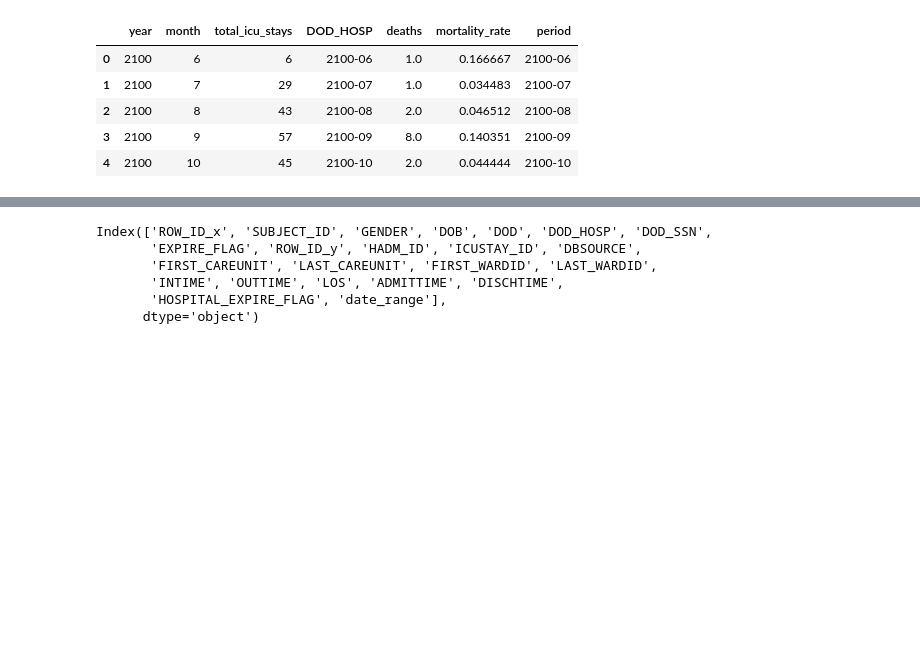
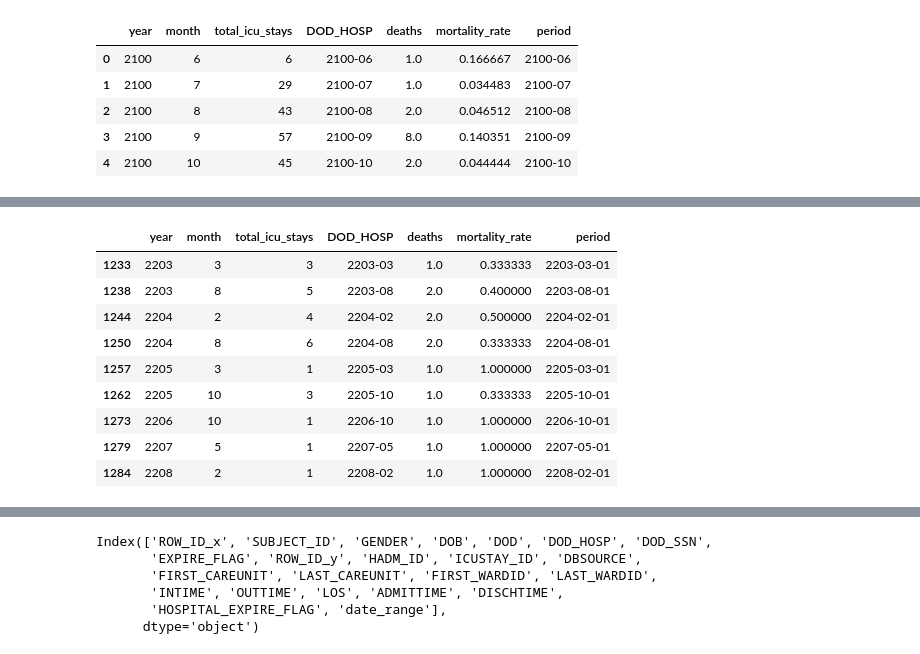
Before and after one commit to Math2130/MIMIC-III-Mortality-Analysis, a Jupyter notebook: VisualizationTime.ipynb, the cells around one changed output, grey strips where cells are left out. Saved outputs shown, nothing was run; the diff lists cells and outputs as text; code cells hidden in the pictures; blank space fills up the shorter version.

```diff
--- a/VisualizationTime.ipynb
+++ b/VisualizationTime.ipynb
@@ -116,0 +164,13 @@ plt.show()
+# %%
+monthly_mortality[monthly_mortality["mortality_rate"]>=0.3]
+# %% [output]
+|  | year | month | total_icu_stays | DOD_HOSP | deaths | mortality_rate | period |
+| 1233 | 2203 | 3 | 3 | 2203-03 | 1.0 | 0.333333 | 2203-03-01 |
+| 1238 | 2203 | 8 | 5 | 2203-08 | 2.0 | 0.400000 | 2203-08-01 |
+| 1244 | 2204 | 2 | 4 | 2204-02 | 2.0 | 0.500000 | 2204-02-01 |
+| 1250 | 2204 | 8 | 6 | 2204-08 | 2.0 | 0.333333 | 2204-08-01 |
+| 1257 | 2205 | 3 | 1 | 2205-03 | 1.0 | 1.000000 | 2205-03-01 |
+| 1262 | 2205 | 10 | 3 | 2205-10 | 1.0 | 0.333333 | 2205-10-01 |
+| 1273 | 2206 | 10 | 1 | 2206-10 | 1.0 | 1.000000 | 2206-10-01 |
+| 1279 | 2207 | 5 | 1 | 2207-05 | 1.0 | 1.000000 | 2207-05-01 |
+| 1284 | 2208 | 2 | 1 | 2208-02 | 1.0 | 1.000000 | 2208-02-01 |
```
Also changed, not shown: parts of 9 cells of this notebook, 2 other files.
